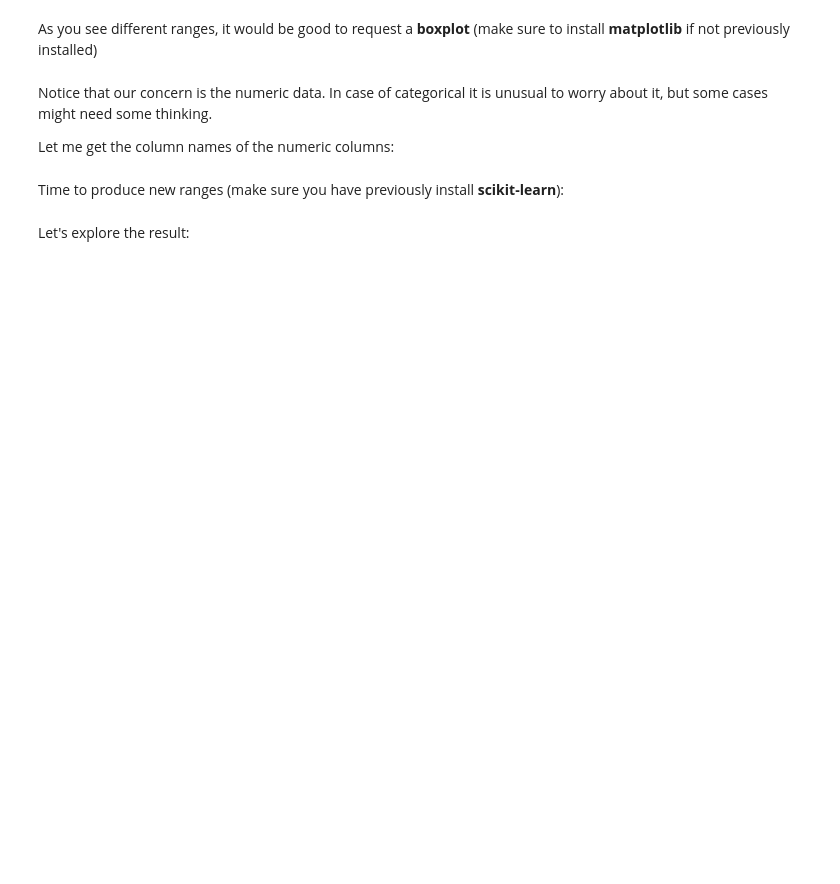
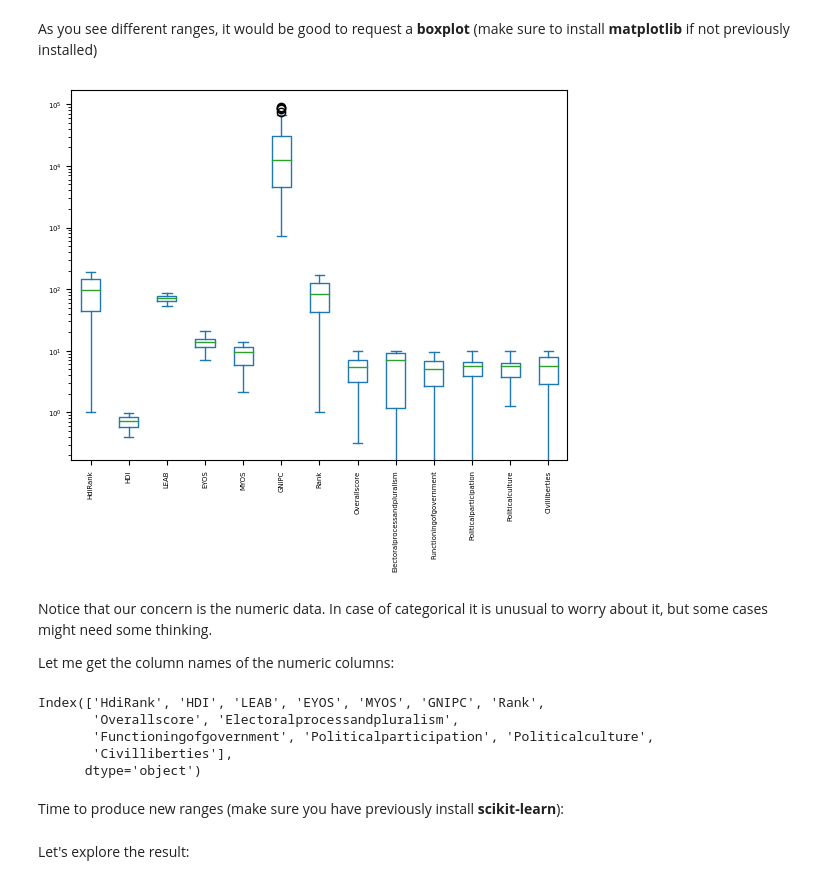
Before and after one commit to eScienceWinterSchool/PythonSession, a Jupyter notebook: index.ipynb, the cells around one changed output. Drawn from its saved outputs; the diff is of its cells as text; code cells hidden in the pictures; blank space fills up the shorter version.

```diff
--- a/index.ipynb
+++ b/index.ipynb
@@ -654,3 +988,3 @@ You will not get the best outcome in this step, so you just need to keep the 'sa
 # %%
-[(demo,fz.extractOne(demo, onlyHDI)) for demo in sorted(onlyDEMO) \
- if fz.extractOne(demo, onlyHDI)[1]>=90]
+changesDEMO={aDemoCountry:fz.extractOne(aDemoCountry, onlyHDI)[0] for aDemoCountry in sorted(onlyDEMO)}
+changesDEMO
@@ -664,8 +1010,4 @@ For that, you need to create a **dictionary of changes**:
-# %%
-# NOW create the dict and make the changes
-changesDEMO={demo:fz.extractOne(demo, onlyHDI)[0] for demo in sorted(onlyDEMO) \
-             if fz.extractOne(demo, onlyHDI)[1]>=90}
-
-# replace in democracy
-
-demoSub.Country.replace(to_replace=changesDEMO,inplace=True)
+# %%
+# replace in democracy
+
+demoFormat_sub.Country.replace(to_replace=changesDEMO,inplace=True)
@@ -672,3 +1021,3 @@ demoSub.Country.replace(to_replace=changesDEMO,inplace=True)
 # %%
 # did you get more rows?
-hdiFormat.merge(demoSub)
+HdiDemo_2=hdiFormat.merge(demoFormat_sub)
@@ -721,8 +1083,10 @@ As you see different ranges, it would be good to request a **boxplot** (make sur
 # %%
 import matplotlib.pyplot as plt
 
-hdidem.plot(kind='box', rot=90,fontsize=5)
+HdiDemo_2.plot(kind='box', rot=90,fontsize=5)
 plt.semilogy();
+# %% [output]
+[figure, added]
 # %% [markdown]
 Notice that our concern is the numeric data. In case of categorical it is unusual to worry about it, but some cases might need some thinking.
 
@@ -730,9 +1094,15 @@ Let me get the column names of the numeric columns:
 # %%
 import numpy as np
 
-colsToScale = hdidem.select_dtypes([np.number]).columns
+colsToScale = HdiDemo_2.select_dtypes([np.number]).columns
 
 colsToScale
+# %% [output]
+Index(['HdiRank', 'HDI', 'LEAB', 'EYOS', 'MYOS', 'GNIPC', 'Rank',
+       'Overallscore', 'Electoralprocessandpluralism',
+       'Functioningofgovernment', 'Politicalparticipation', 'Politicalculture',
+       'Civilliberties'],
+      dtype='object')
 # %% [markdown]
 Time to produce new ranges (make sure you have previously install **scikit-learn**):
 # %%
```
Also changed, not shown: parts of 109 cells of this notebook, 36 other files.
